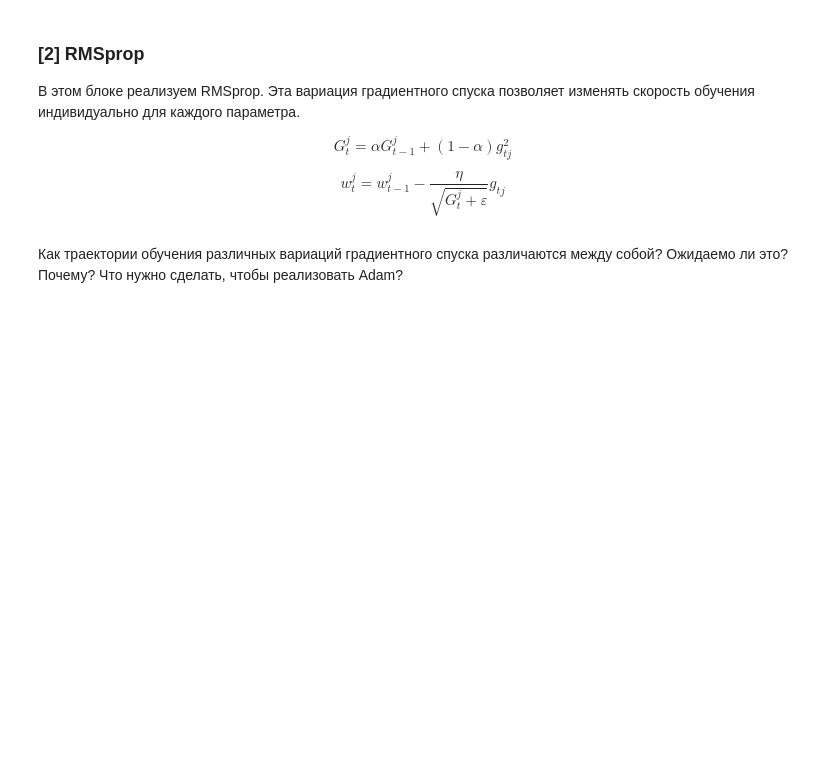
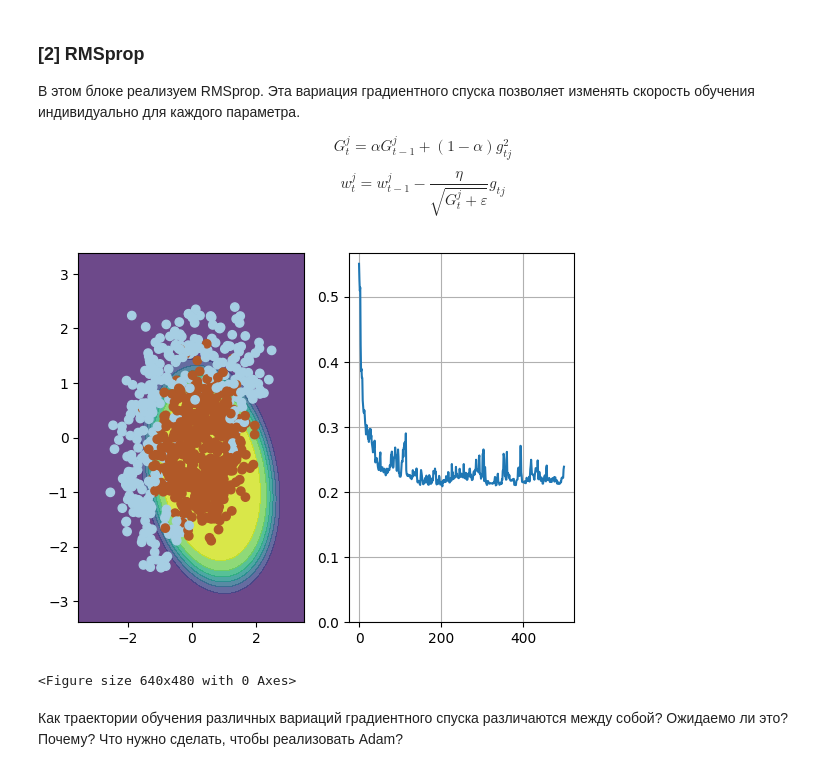
Before and after one commit to poslam/sem6-ds, a Jupyter notebook: ns/labs/2/2.ipynb, the cells around one changed output. Saved outputs shown, nothing was run; the diff lists cells and outputs as text; code cells hidden in the pictures; blank space fills up the shorter version.

```diff
--- a/ns/labs/2/2.ipynb
+++ b/ns/labs/2/2.ipynb
@@ -189,22 +218,39 @@ $$ w_t^j = w_{t-1}^j - \dfrac{\eta}{\sqrt{G_t^j + \varepsilon}} g_{tj} $$
 # %%
 np.random.seed(42)
 
-w = np.array([0, 0, 0, 0, 0, 1.])
+w = np.array([0, 0, 0, 0, 0, 1])
 
 eta = 0.1
 alpha = 0.9
 g2 = np.zeros_like(w)
 eps = 1e-8
 
-n_iter = 100
+n_iter = 500
 batch_size = 4
 loss = np.zeros(n_iter)
-plt.figure(figsize=(12,5))
+plt.figure(figsize=(12, 5))
 for i in range(n_iter):
+    indices = np.random.choice(X.shape[0], batch_size)
+    X_batch = X[indices]
+    y_batch = y[indices]
 
-    # Ваш код здесь
+    X_batch_expanded = expand(X_batch)
+
+    grad = compute_grad(X_batch_expanded, y_batch, w)
+
+    g2 = alpha * g2 + (1 - alpha) * grad**2
+    w = w - eta * grad / (np.sqrt(g2) + eps)
+
+    X_expanded = expand(X)
+    loss[i] = compute_loss(X_expanded, y, w)
+
+    if i % 10 == 0:
+        visualize(X, y, w, loss[: i + 1])
 
 visualize(X, y, w, loss)
 plt.clf()
+# %% [output]
+[figure, added]
+<Figure size 640x480 with 0 Axes>
 # %% [markdown]
 Как траектории обучения различных вариаций градиентного спуска различаются между собой? Ожидаемо ли это? Почему? Что нужно сделать, чтобы реализовать Adam?
```
Also changed, not shown: parts of 15 cells of this notebook.
